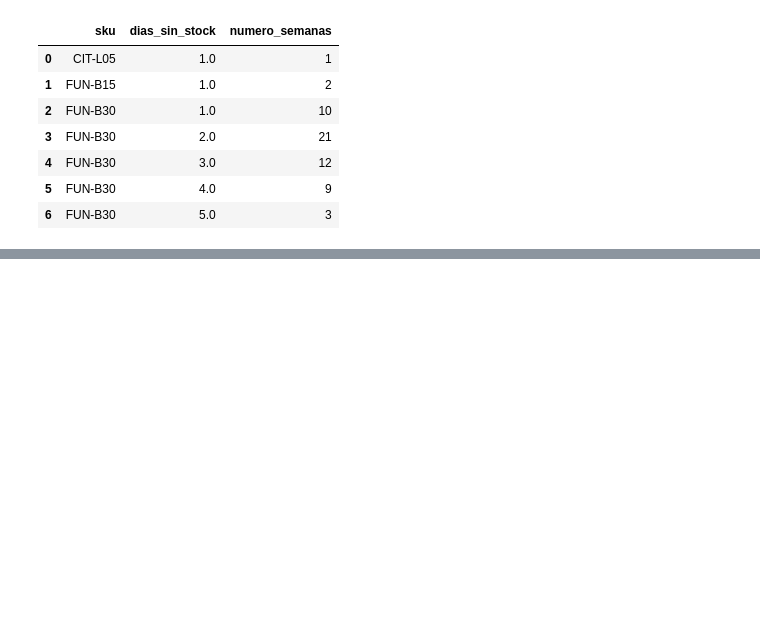
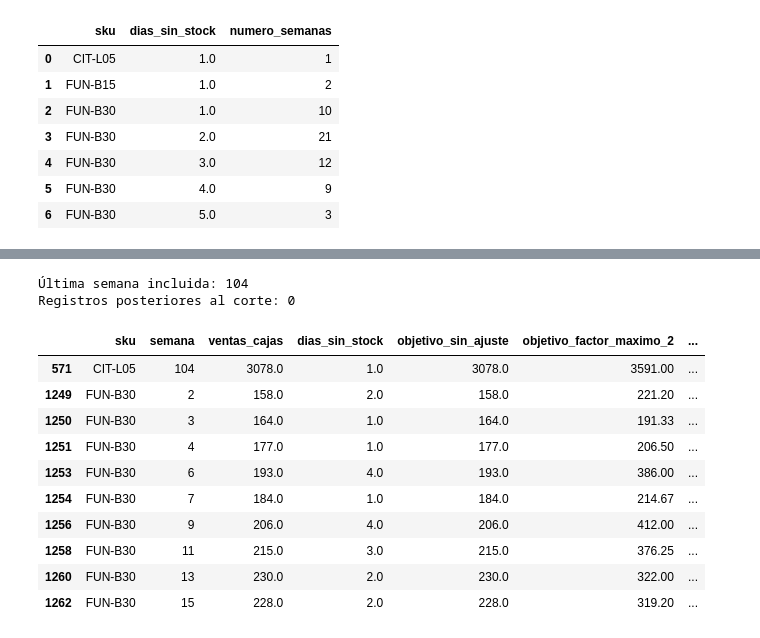
Before and after one commit to angelolucero-cloud/GO-Grupo-2, a Jupyter notebook: Parte-B/Entrega1_ParteB.ipynb, the cells around one changed output, grey strips where cells are left out. Cells and saved outputs as stored; diff of their text form; code cells hidden in the pictures; blank space fills up the shorter version.

```diff
--- a/Parte-B/Entrega1_ParteB.ipynb
+++ b/Parte-B/Entrega1_ParteB.ipynb
@@ -1461,0 +1726,75 @@ Total de semanas potencialmente censuradas: 58
+# %%
+def preparar_censura_entrenamiento(datos, semana_corte):
+    entrenamiento = datos.loc[
+        datos["semana"] <= semana_corte
+    ].copy()
+
+    resultado = reconstruir_por_disponibilidad(entrenamiento)
+
+    ventas = resultado["ventas_cajas"]
+    dias = resultado["dias_sin_stock"]
+
+    datos_validos = (
+        ventas.notna()
+        & dias.ge(0)
+        & dias.lt(7)
+    )
+
+    resultado["objetivo_sin_ajuste"] = ventas.where(datos_validos)
+
+    resultado["objetivo_proporcional"] = (
+        resultado["demanda_estimada_disponibilidad"]
+    )
+
+    resultado["objetivo_factor_maximo_2"] = (
+        ventas
+        * resultado["factor_disponibilidad"].clip(upper=2)
+    )
+
+    return resultado
+
+
+# Ejemplo para comprobar el corte.
+# Todavía no estamos entrenando modelos.
+ejemplo_entrenamiento = preparar_censura_entrenamiento(
+    demanda, semana_corte=104
+)
+
+print(
+    "Última semana incluida:",
+    ejemplo_entrenamiento["semana"].max()
+)
+
+print(
+    "Registros posteriores al corte:",
+    (ejemplo_entrenamiento["semana"] > 104).sum()
+)
+
+display(
+    ejemplo_entrenamiento.loc[
+        ejemplo_entrenamiento["dias_sin_stock"] > 0,
+        [
+            "sku",
+            "semana",
+            "ventas_cajas",
+            "dias_sin_stock",
+            "objetivo_sin_ajuste",
+            "objetivo_factor_maximo_2",
+            "objetivo_proporcional"
+        ]
+    ].head(10).round(2)
+)
+# %% [output]
+Última semana incluida: 104
+Registros posteriores al corte: 0
+|  | sku | semana | ventas_cajas | dias_sin_stock | objetivo_sin_ajuste | objetivo_factor_maximo_2 | ... |
+| 571 | CIT-L05 | 104 | 3078.0 | 1.0 | 3078.0 | 3591.00 | ... |
+| 1249 | FUN-B30 | 2 | 158.0 | 2.0 | 158.0 | 221.20 | ... |
+| 1250 | FUN-B30 | 3 | 164.0 | 1.0 | 164.0 | 191.33 | ... |
+| 1251 | FUN-B30 | 4 | 177.0 | 1.0 | 177.0 | 206.50 | ... |
+| 1253 | FUN-B30 | 6 | 193.0 | 4.0 | 193.0 | 386.00 | ... |
+| 1254 | FUN-B30 | 7 | 184.0 | 1.0 | 184.0 | 214.67 | ... |
+| 1256 | FUN-B30 | 9 | 206.0 | 4.0 | 206.0 | 412.00 | ... |
+| 1258 | FUN-B30 | 11 | 215.0 | 3.0 | 215.0 | 376.25 | ... |
+| 1260 | FUN-B30 | 13 | 230.0 | 2.0 | 230.0 | 322.00 | ... |
+| 1262 | FUN-B30 | 15 | 228.0 | 2.0 | 228.0 | 319.20 | ... |
```
Also changed, not shown: parts of 5 cells of this notebook.
